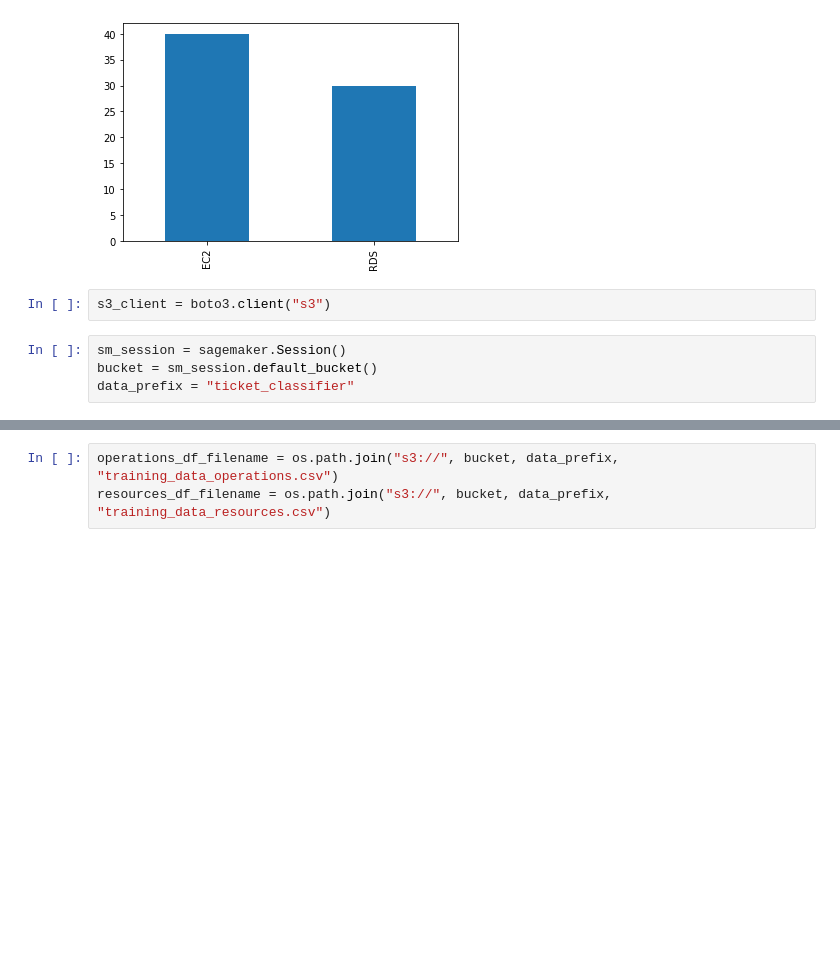
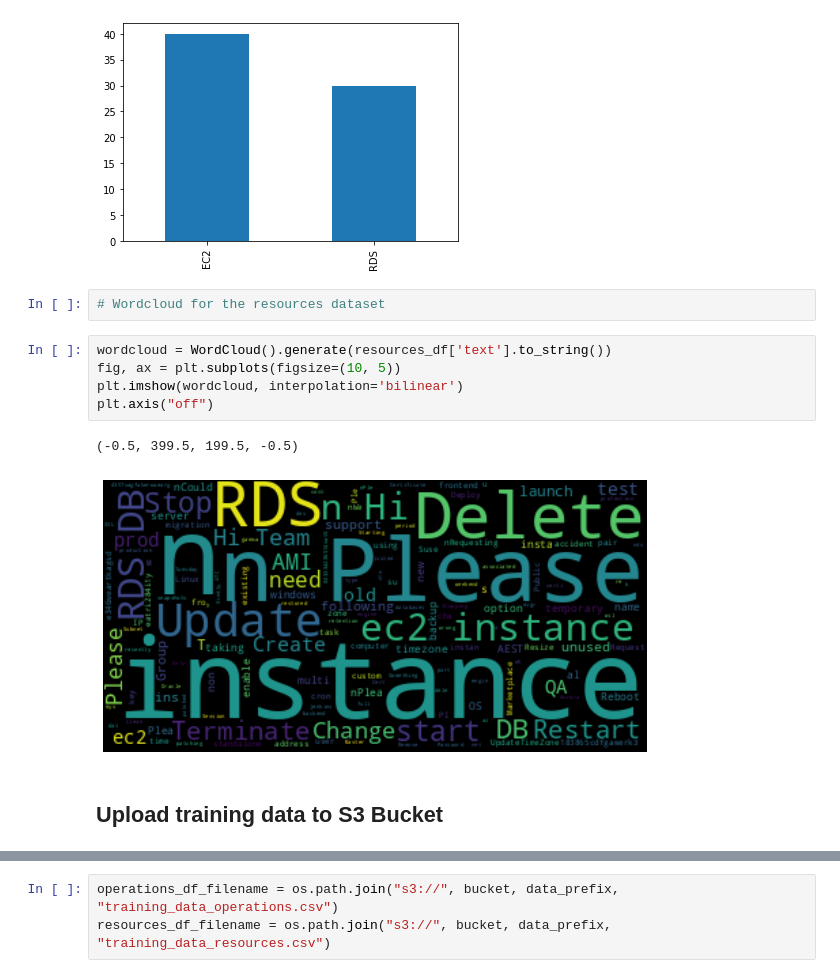
Before and after one commit to wei-m-teh/comprehend-sagemaker-text-classification, a Jupyter notebook: preprocessing.ipynb, the cells around one changed output, grey strips where cells are left out. Drawn from its saved outputs; the diff is of its cells as text; blank space fills up the shorter version.

```diff
--- a/preprocessing.ipynb
+++ b/preprocessing.ipynb
@@ -37,9 +85,15 @@ resources_df['label'].value_counts().plot(kind='bar')
 # %% [output]
 <matplotlib.axes._subplots.AxesSubplot at 0x...>
 [figure]
-# %%
-s3_client = boto3.client("s3")
-# %%
-sm_session = sagemaker.Session()
-bucket = sm_session.default_bucket()
-data_prefix = "ticket_classifier"
+# %%
+# Wordcloud for the resources dataset
+# %%
+wordcloud = WordCloud().generate(resources_df['text'].to_string())
+fig, ax = plt.subplots(figsize=(10, 5))
+plt.imshow(wordcloud, interpolation='bilinear')
+plt.axis("off")
+# %% [output]
+(-0.5, 399.5, 199.5, -0.5)
+[figure, added]
+# %% [markdown]
+## Upload training data to S3 Bucket
```
Also changed, not shown: parts of 18 cells of this notebook.
